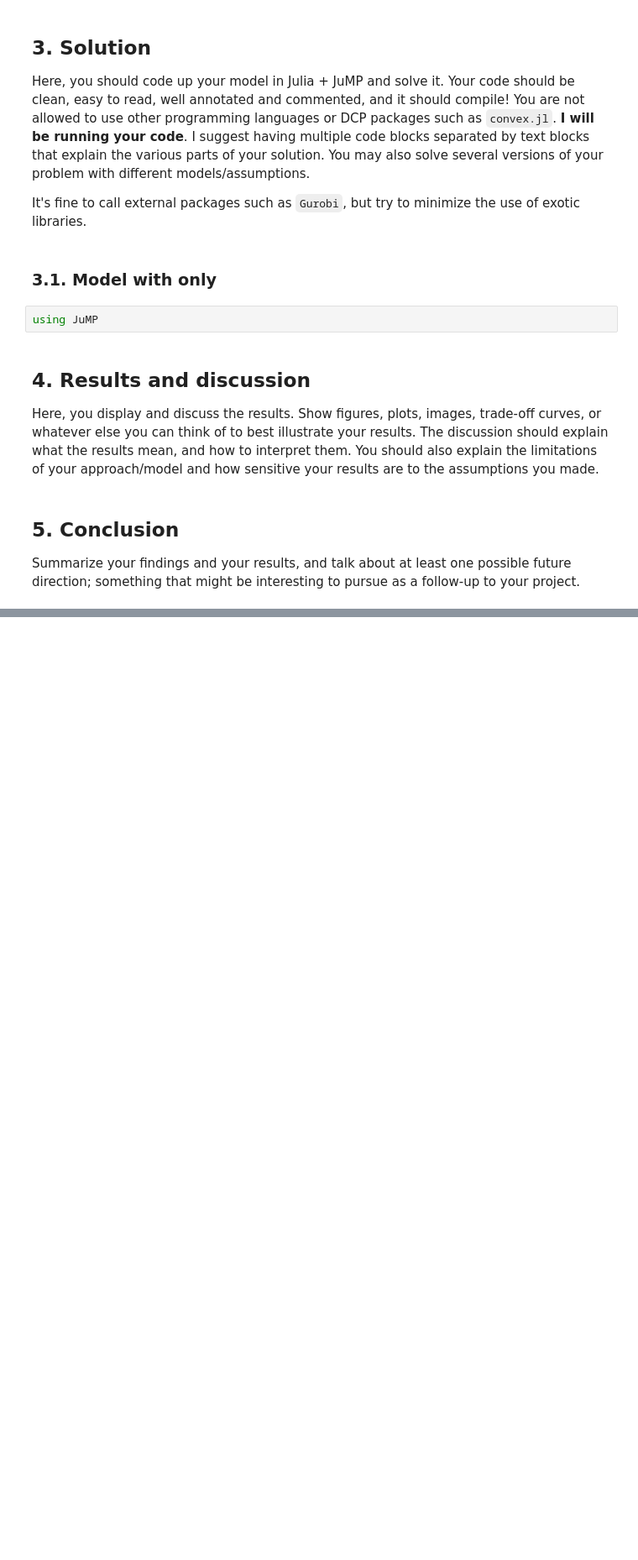
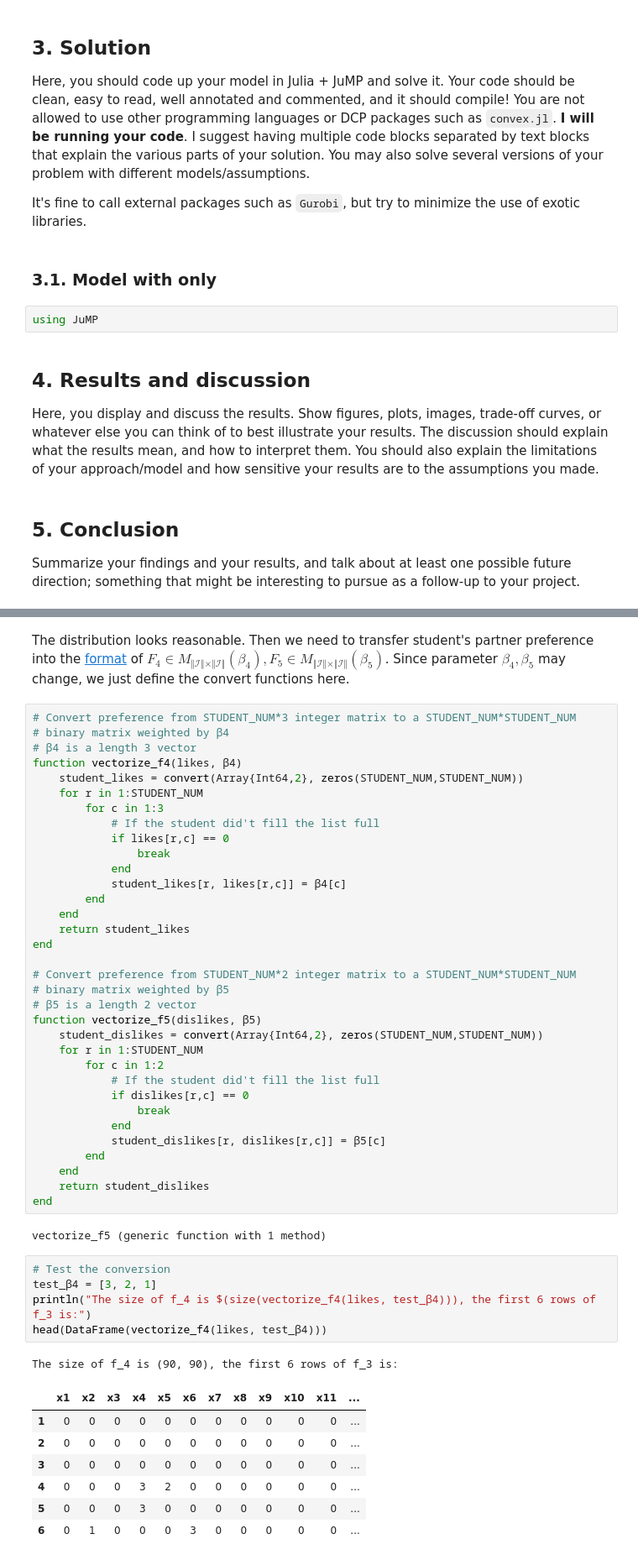
Before and after one commit to xiaohk/CS524-Group-Assignment-Optimization, a Jupyter notebook: project.ipynb, the cells around one changed output, grey strips where cells are left out. Shown at 84% size. Cells and saved outputs as stored; diff of their text form; blank space fills up the shorter version.

```diff
--- a/project.ipynb
+++ b/project.ipynb
@@ -205,0 +508,52 @@ Summarize your findings and your results, and talk about at least one possible f
+# %% [markdown]
+The distribution looks reasonable. Then we need to transfer student's partner preference into the [format](#f4) of $F_4 \in M_{\Vert \mathcal{I} \Vert \times \Vert \mathcal{I} \Vert}\left(\beta_4\right), F_5 \in M_{\Vert \mathcal{I} \Vert \times \Vert \mathcal{I} \Vert}\left(\beta_5\right)$. Since parameter $\beta_4, \beta_5$ may change, we just define the convert functions here.
+# %%
+# Convert preference from STUDENT_NUM*3 integer matrix to a STUDENT_NUM*STUDENT_NUM
+# binary matrix weighted by β4
+# β4 is a length 3 vector
+function vectorize_f4(likes, β4)
+    student_likes = convert(Array{Int64,2}, zeros(STUDENT_NUM,STUDENT_NUM))
+    for r in 1:STUDENT_NUM
+        for c in 1:3
+            # If the student did't fill the list full
+            if likes[r,c] == 0
+                break
+            end
+            student_likes[r, likes[r,c]] = β4[c]
+        end
+    end
+    return student_likes
+end
+
+# Convert preference from STUDENT_NUM*2 integer matrix to a STUDENT_NUM*STUDENT_NUM
+# binary matrix weighted by β5
+# β5 is a length 2 vector
+function vectorize_f5(dislikes, β5)
+    student_dislikes = convert(Array{Int64,2}, zeros(STUDENT_NUM,STUDENT_NUM))
+    for r in 1:STUDENT_NUM
+        for c in 1:2
+            # If the student did't fill the list full
+            if dislikes[r,c] == 0
+                break
+            end
+            student_dislikes[r, dislikes[r,c]] = β5[c]
+        end
+    end
+    return student_dislikes
+end
+# %% [output]
+vectorize_f5 (generic function with 1 method)
+# %%
+# Test the conversion
+test_β4 = [3, 2, 1]
+println("The size of f_4 is $(size(vectorize_f4(likes, test_β4))), the first 6 rows of f_3 is:")
+head(DataFrame(vectorize_f4(likes, test_β4)))
+# %% [output]
+The size of f_4 is (90, 90), the first 6 rows of f_3 is:
+|  | x1 | x2 | x3 | x4 | x5 | x6 | x7 | x8 | x9 | x10 | x11 | ... |
+| 1 | 0 | 0 | 0 | 0 | 0 | 0 | 0 | 0 | 0 | 0 | 0 | ... |
+| 2 | 0 | 0 | 0 | 0 | 0 | 0 | 0 | 0 | 0 | 0 | 0 | ... |
+| 3 | 0 | 0 | 0 | 0 | 0 | 0 | 0 | 0 | 0 | 0 | 0 | ... |
+| 4 | 0 | 0 | 0 | 3 | 2 | 0 | 0 | 0 | 0 | 0 | 0 | ... |
+| 5 | 0 | 0 | 0 | 3 | 0 | 0 | 0 | 0 | 0 | 0 | 0 | ... |
+| 6 | 0 | 1 | 0 | 0 | 0 | 3 | 0 | 0 | 0 | 0 | 0 | ... |
```
Also changed, not shown: parts of 21 cells of this notebook.
